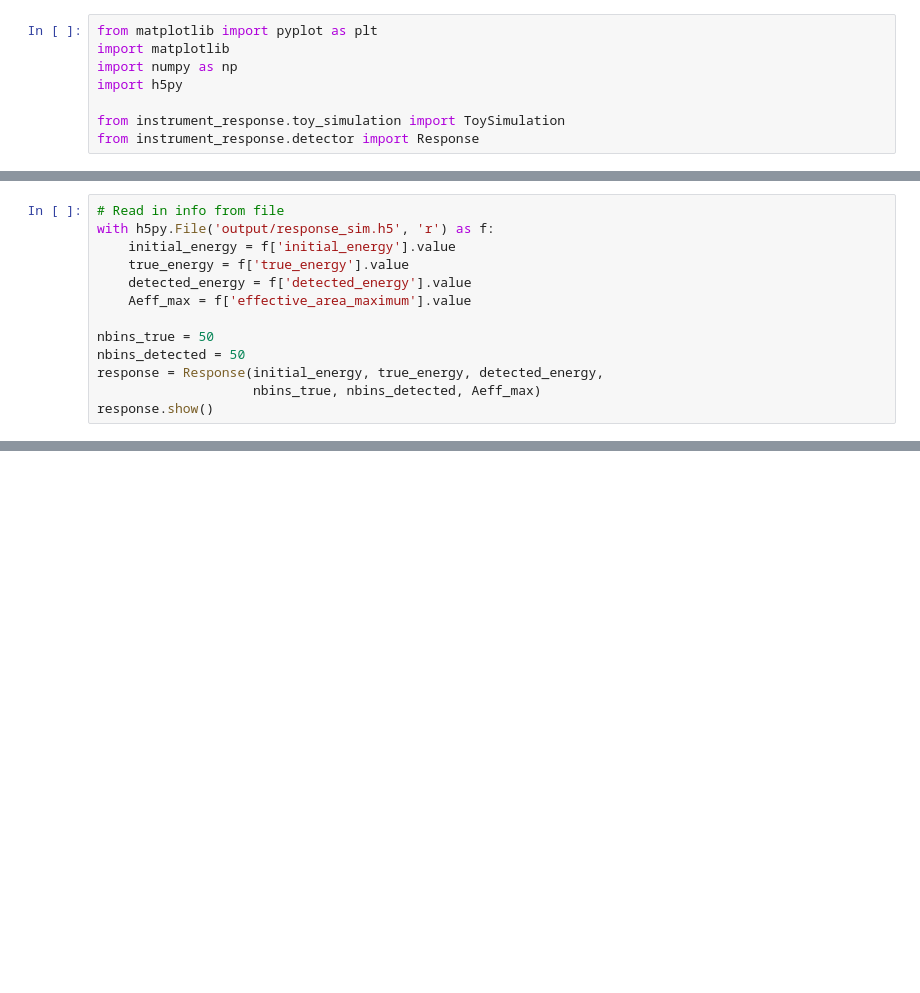
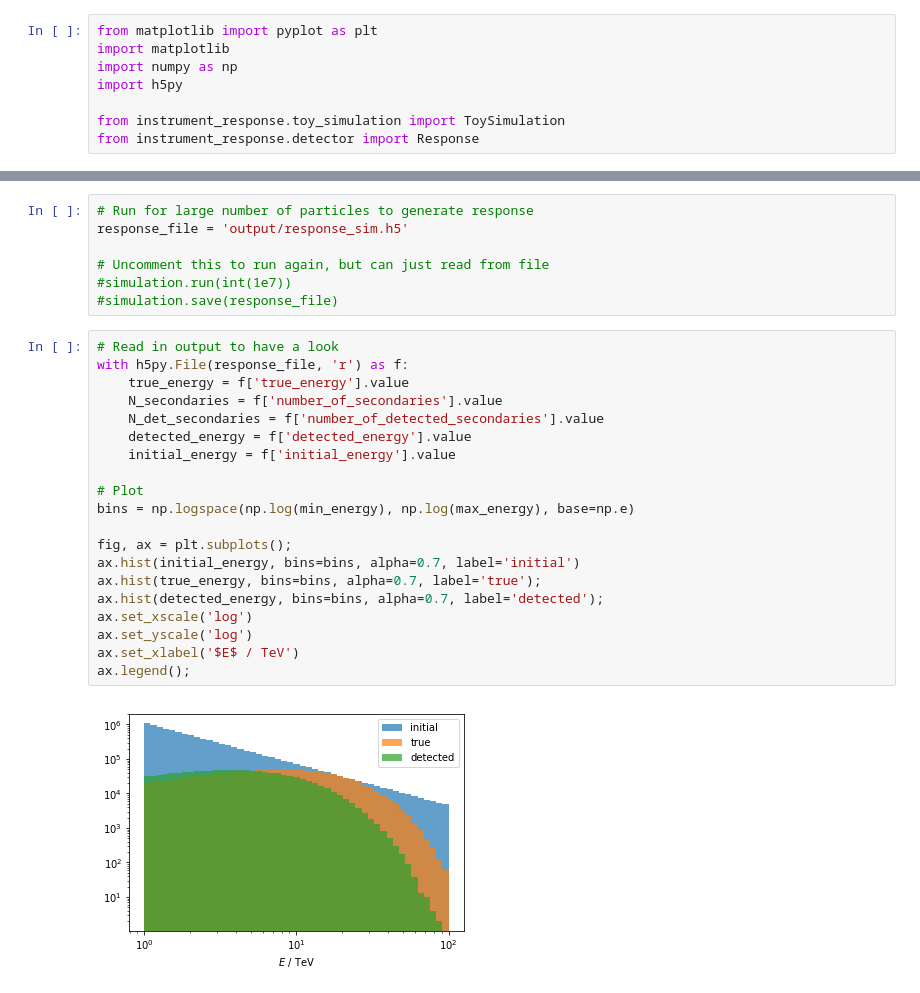
Before and after one commit to cescalara/instrument_response, a Jupyter notebook: instrument_response_example.ipynb, the cells around one changed output, grey strips where cells are left out. Cells and saved outputs as stored; diff of their text form; blank space fills up the shorter version.

```diff
--- a/instrument_response_example.ipynb
+++ b/instrument_response_example.ipynb
@@ -52,13 +12,0 @@ ax.legend();
-# %%
-# Read in info from file
-with h5py.File('output/response_sim.h5', 'r') as f:
-    initial_energy = f['initial_energy'].value
-    true_energy = f['true_energy'].value
-    detected_energy = f['detected_energy'].value
-    Aeff_max = f['effective_area_maximum'].value
-
-nbins_true = 50
-nbins_detected = 50
-response = Response(initial_energy, true_energy, detected_energy,
-                    nbins_true, nbins_detected, Aeff_max)
-response.show()
@@ -138,0 +34,29 @@ ax.legend();
+# %%
+# Run for large number of particles to generate response
+response_file = 'output/response_sim.h5'
+
+# Uncomment this to run again, but can just read from file
+#simulation.run(int(1e7))
+#simulation.save(response_file)
+# %%
+# Read in output to have a look
+with h5py.File(response_file, 'r') as f:
+    true_energy = f['true_energy'].value
+    N_secondaries = f['number_of_secondaries'].value
+    N_det_secondaries = f['number_of_detected_secondaries'].value
+    detected_energy = f['detected_energy'].value
+    initial_energy = f['initial_energy'].value
+
+# Plot
+bins = np.logspace(np.log(min_energy), np.log(max_energy), base=np.e)
+
+fig, ax = plt.subplots();
+ax.hist(initial_energy, bins=bins, alpha=0.7, label='initial')
+ax.hist(true_energy, bins=bins, alpha=0.7, label='true');
+ax.hist(detected_energy, bins=bins, alpha=0.7, label='detected');
+ax.set_xscale('log')
+ax.set_yscale('log')
+ax.set_xlabel('$E$ / TeV')
+ax.legend();
+# %% [output]
+[figure, added]
```
Also changed, not shown: parts of 36 cells of this notebook.
